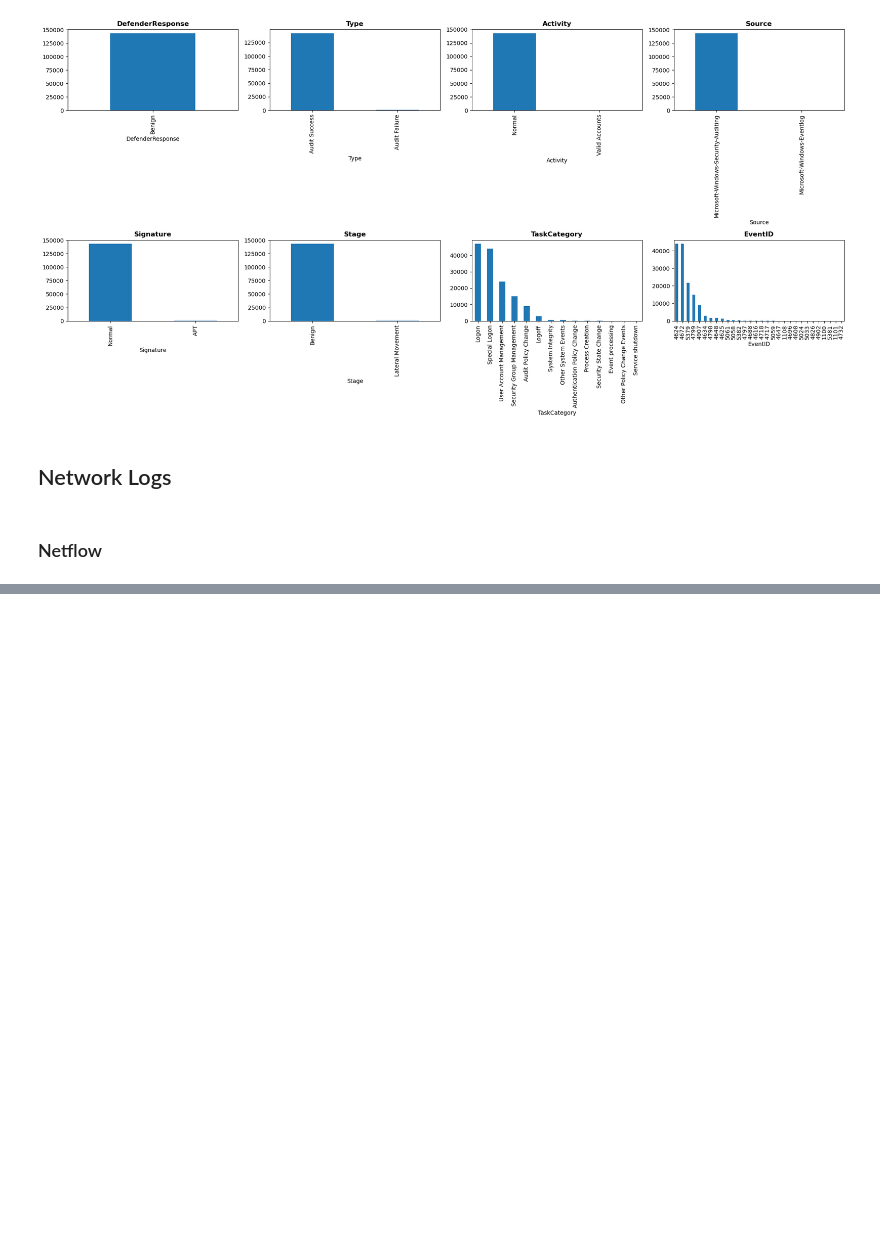
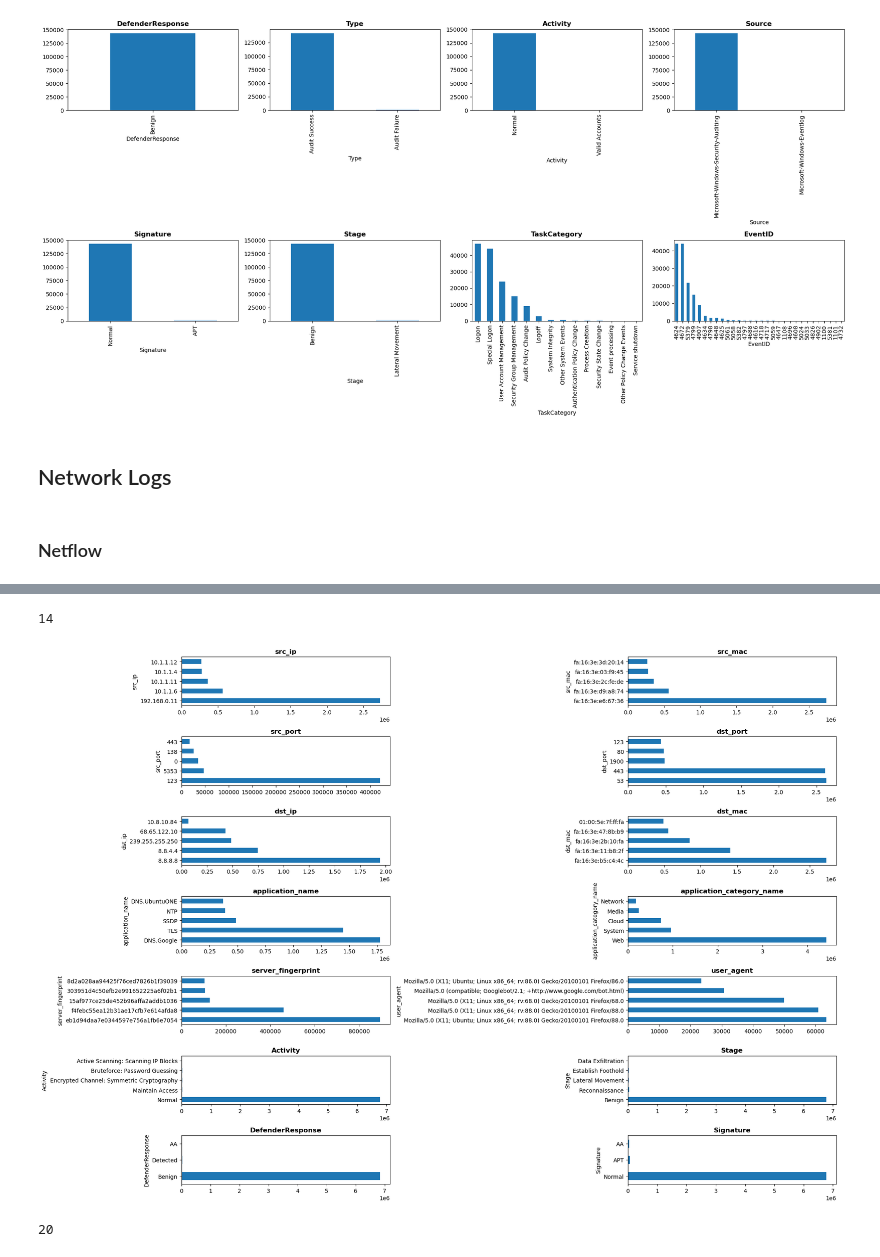
Before and after one commit to birbarino/Data-Analytics-Capstone, a Jupyter notebook: notebooks/eda.ipynb, the cells around one changed output, grey strips where cells are left out. Drawn from its saved outputs; the diff is of its cells as text; code cells hidden in the pictures; blank space fills up the shorter version.

```diff
--- a/notebooks/eda.ipynb
+++ b/notebooks/eda.ipynb
@@ -223,0 +245,33 @@ net_df.head()
+# %%
+plotme = [
+    ('src_ip', net_df.src_ip.value_counts().sort_values(ascending=False).head(5)),
+    ('src_mac', net_df.src_mac.value_counts().sort_values(ascending=False).head(5)),
+    ('src_port', net_df.src_port.value_counts().sort_values(ascending=False).head(5)),
+    ('dst_port', net_df.dst_port.value_counts().sort_values(ascending=False).head(5)),
+    ('dst_ip', net_df.dst_ip.value_counts().sort_values(ascending=False).head(5)),
+    ('dst_mac', net_df.dst_mac.value_counts().sort_values(ascending=False).head(5)),
+    ('application_name', net_df.application_name.value_counts().sort_values(ascending=False).head(5)),
+    ('application_category_name', net_df.application_category_name.value_counts().sort_values(ascending=False).head(5)),
+    ('server_fingerprint', net_df.server_fingerprint.value_counts().sort_values(ascending=False).head(5)),
+    ('user_agent', net_df.user_agent.value_counts().sort_values(ascending=False).head(5)),
+    ('Activity', net_df.Activity.value_counts().sort_values(ascending=False).head(5)),
+    ('Stage', net_df.Stage.value_counts().sort_values(ascending=False).head(5)),
+    ('DefenderResponse', net_df.DefenderResponse.value_counts().sort_values(ascending=False).head(5)),
+    ('Signature', net_df.Signature.value_counts().sort_values(ascending=False).head(5))
+]
+# %%
+len(plotme)
+# %% [output]
+14
+# %%
+fig, axes = plt.subplots(7, 2, figsize=(20,14))
+axes = axes.flatten()
+
+for i, (title, data) in enumerate(plotme):
+    data.plot(kind='barh', ax=axes[i])
+    axes[i].set_title(title, fontweight='bold')
+
+plt.tight_layout()
+plt.show()
+# %% [output]
+[figure, added]
@@ -223,0 +280,7 @@ net_df.head()
+# %%
+cols = net_df[nunique_sorted[(nunique_sorted < 25)].index].columns
+print(len(cols))
+
+df = net_df[cols].sample(10)
+# %% [output]
+20
```
Also changed, not shown: parts of 11 cells of this notebook, 2 other files.
